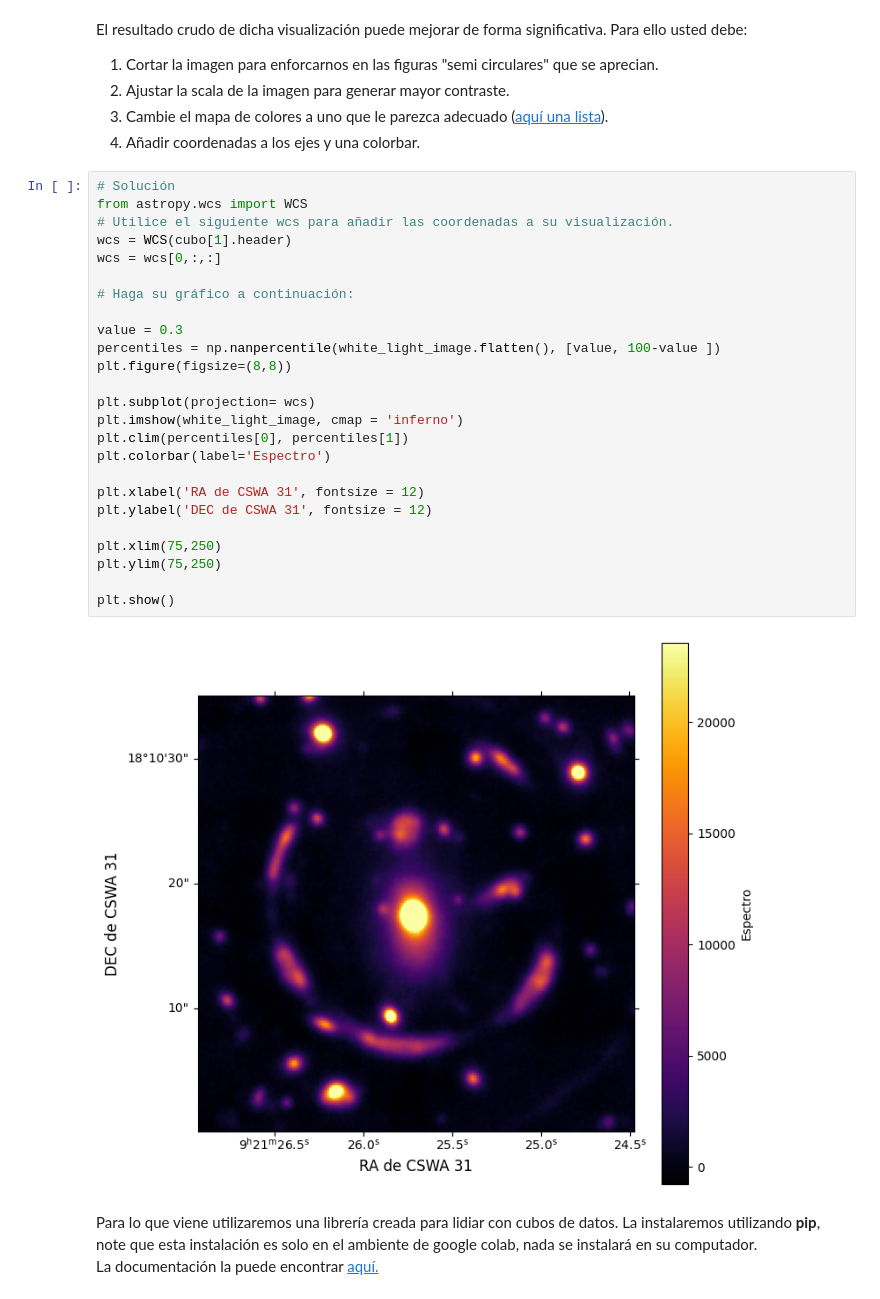
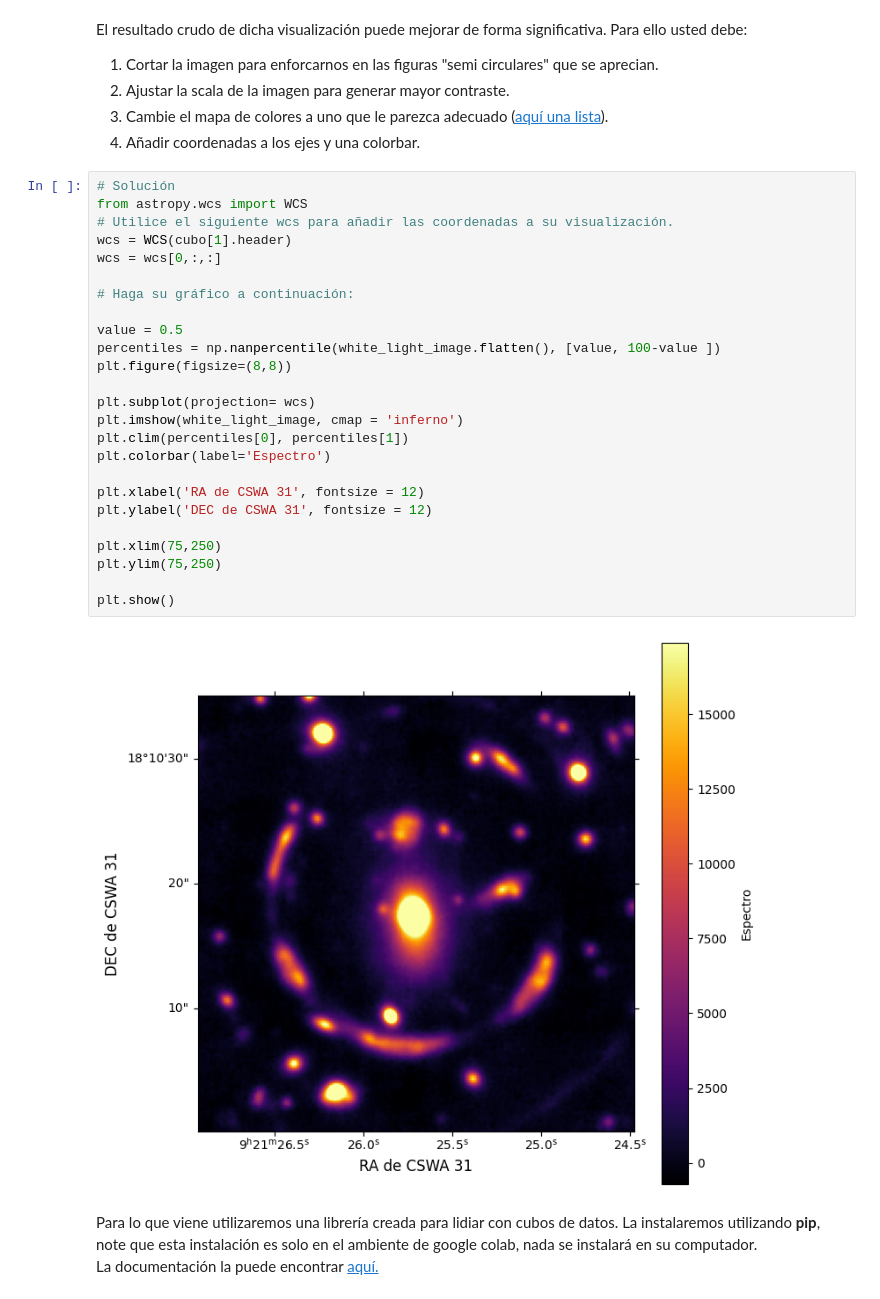
Before and after one commit to AstroOlguin/Tarea-4, a Jupyter notebook: Tarea4.ipynb, the cells around one changed output. Drawn from its saved outputs; the diff is of its cells as text.

```diff
--- a/Tarea4.ipynb
+++ b/Tarea4.ipynb
@@ -161,30 +155,30 @@ Para ello usted debe:
 # %%
 # Solución
 from astropy.wcs import WCS
 # Utilice el siguiente wcs para añadir las coordenadas a su visualización.
 wcs = WCS(cubo[1].header)
 wcs = wcs[0,:,:]
 
 # Haga su gráfico a continuación:
 
-value = 0.3
+value = 0.5
 percentiles = np.nanpercentile(white_light_image.flatten(), [value, 100-value ])
 plt.figure(figsize=(8,8))
 
 plt.subplot(projection= wcs)
 plt.imshow(white_light_image, cmap = 'inferno')
 plt.clim(percentiles[0], percentiles[1])
 plt.colorbar(label='Espectro')
 
 plt.xlabel('RA de CSWA 31', fontsize = 12)
 plt.ylabel('DEC de CSWA 31', fontsize = 12)
 
 plt.xlim(75,250)
 plt.ylim(75,250)
 
 plt.show()
 # %% [output]
-[figure, old version]
+[figure, new version]
 # %% [markdown]
 Para lo que viene utilizaremos una librería creada para lidiar con cubos de datos.
 La instalaremos utilizando **pip**, note que esta instalación es solo en el ambiente de google colab, nada se instalará en su computador.
```
Also changed, not shown: parts of 13 cells of this notebook.
